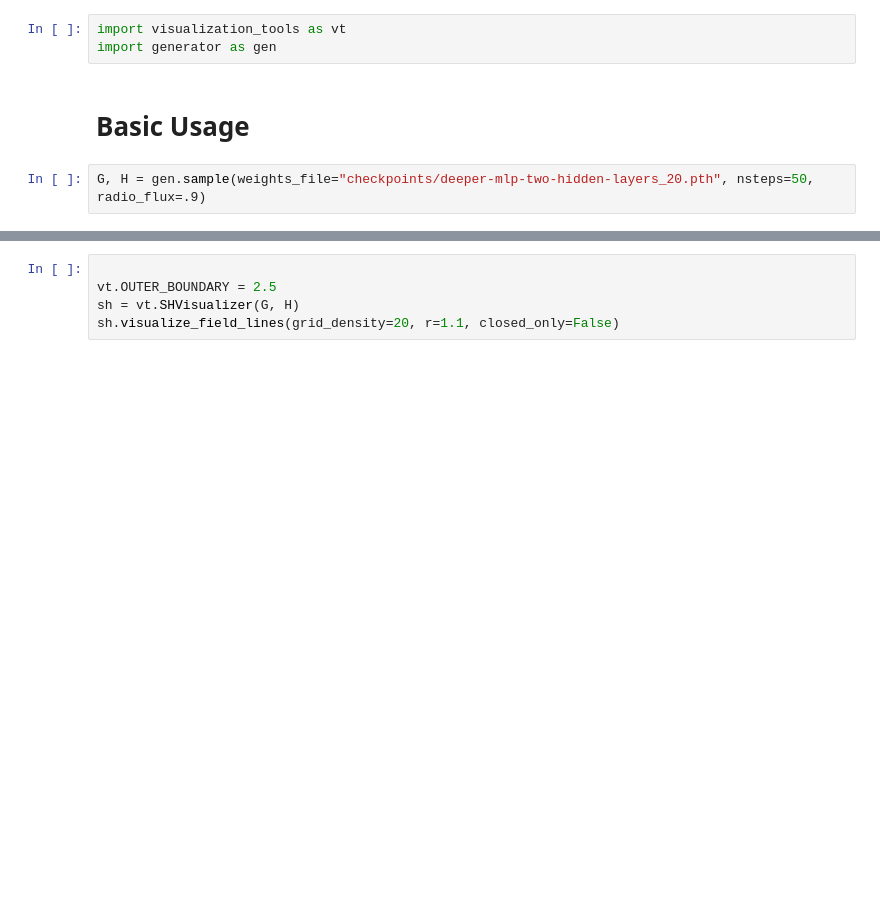
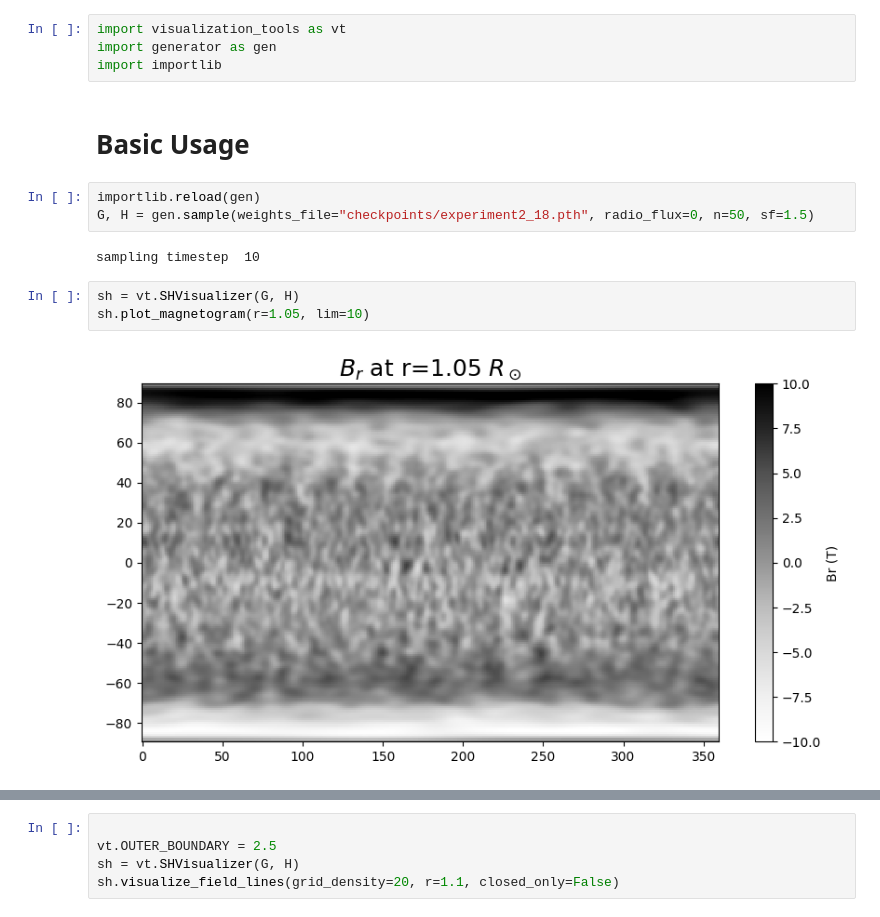
Before and after one commit to ddasilva/coronal-diffusion-modeling, a Jupyter notebook: Test Generation.ipynb, the cells around one changed output, grey strips where cells are left out. Drawn from its saved outputs; the diff is of its cells as text; blank space fills up the shorter version.

```diff
--- a/Test Generation.ipynb
+++ b/Test Generation.ipynb
@@ -1,7 +1,16 @@
 # %%
 import visualization_tools as vt
 import generator as gen
+import importlib
 # %% [markdown]
 # Basic Usage
 # %%
-G, H = gen.sample(weights_file="checkpoints/deeper-mlp-two-hidden-layers_20.pth", nsteps=50, radio_flux=.9)
+importlib.reload(gen)
+G, H = gen.sample(weights_file="checkpoints/experiment2_18.pth", radio_flux=0, n=50, sf=1.5)
+# %% [output]
+sampling timestep  10
+# %%
+sh = vt.SHVisualizer(G, H)
+sh.plot_magnetogram(r=1.05, lim=10)
+# %% [output]
+[figure, added]
```
Also changed, not shown: parts of 1 cell of this notebook, 3 other files.
